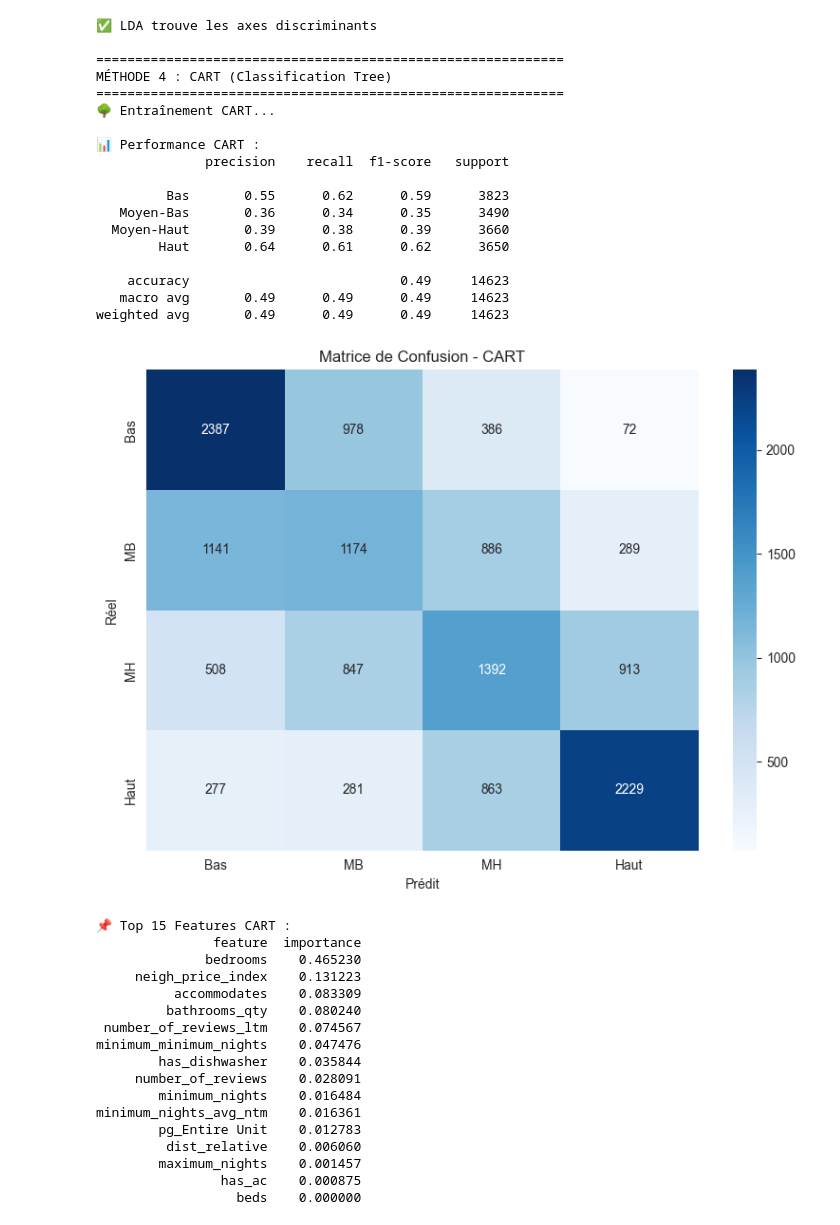
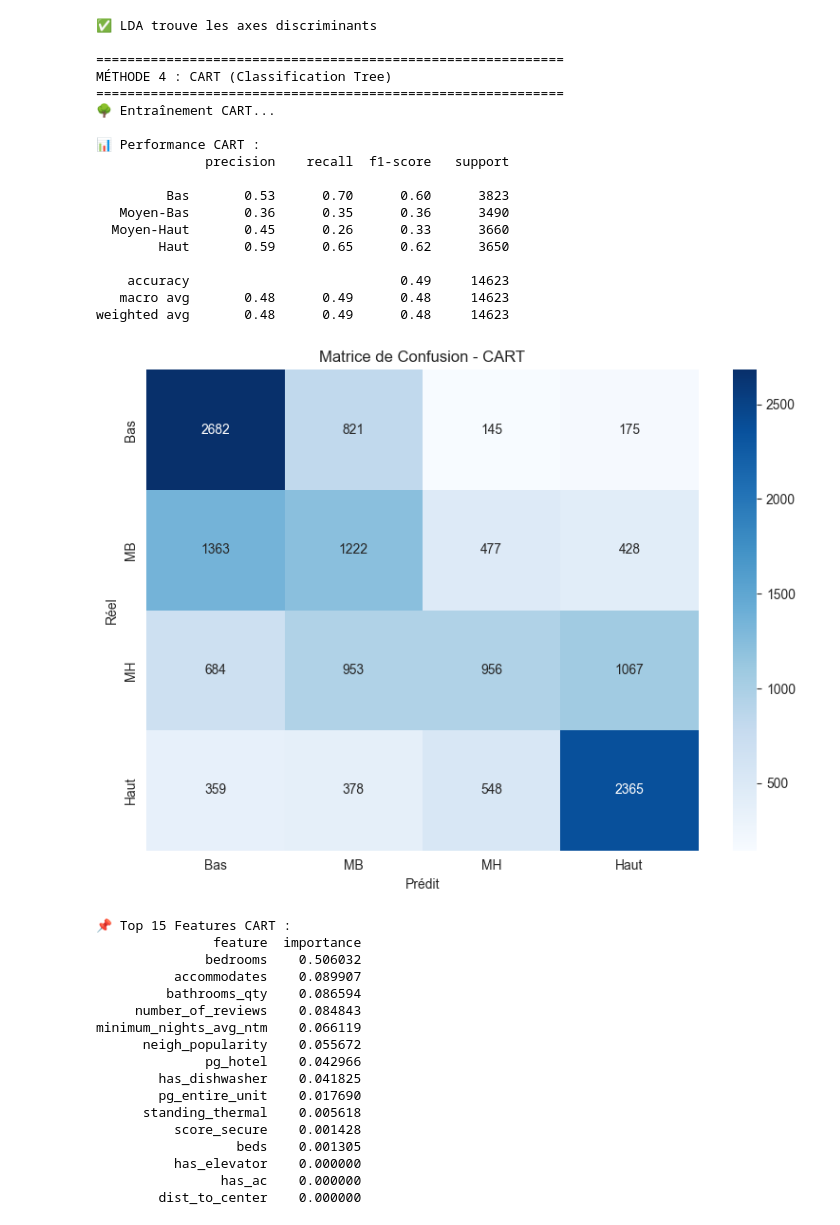
Before and after one commit to Felix-prjcts/ML_Airbnb_domain_generalisation, a Jupyter notebook: ML_Paris/ML_baseline_Paris.ipynb, the cells around one changed output. Drawn from its saved outputs; the diff is of its cells as text; code cells hidden in the pictures.

Commit message:
Vilain commit, dataset et ML carré

```diff
--- a/ML_Paris/ML_baseline_Paris.ipynb
+++ b/ML_Paris/ML_baseline_Paris.ipynb
@@ -12,6 +12,7 @@
 # %%
 import pandas as pd
 import numpy as np
+from pathlib import Path
 import matplotlib.pyplot as plt
 import seaborn as sns
 from sklearn.model_selection import train_test_split
@@ -38,7 +39,11 @@ print("✅ Bibliothèques importées")
 
 # %%
 # Chargement du dataset final (déjà normalisé et encodé)
-df = pd.read_csv('data/dataset_paris_processed.csv.gz', compression='gzip')
+path = '../data/paris_dataset_final_ready.csv.gz'
+data_path = Path(path)
+if not data_path.exists():
+    raise FileNotFoundError(f"Dataset introuvable : {data_path}")
+df = pd.read_csv(data_path, compression='gzip')
 
 print(f"📊 Dataset chargé : {df.shape}")
 print(f"\n🔍 Aperçu des colonnes :")
@@ -65,7 +70,7 @@ print("=" * 60)
 
 # Séparation X (features) et y (target)
 y = df['target_class']
-X = df.drop(columns=['target_class'])
+X = df.drop(columns=['target_class', 'price_clean', 'city_label'])
 
 # Supprimer city_label si présent
 if 'city_label' in X.columns:
@@ -93,6 +98,8 @@ print(f"\nDistribution Test :")
 print(y_test.value_counts().sort_index())
 
 # %% [markdown]
+
+# Attention il faut scale la data pour PCA et umap la team, normalement c'est deja fait
 # ## 3. MÉTHODE 1 : PCA - Analyse Exploratoire
 
 # %%
@@ -520,9 +527,9 @@ print(f"✅ Baseline Paris établie !")
 # ## 11. Sauvegarde
 
 # %%
-results.to_csv('results_baseline_paris.csv', index=False)
-import joblib
-joblib.dump(rf, 'model_rf_paris.pkl')
-print("💾 Résultats et modèle sauvegardés")
+#results.to_csv('results_baseline_paris.csv', index=False)
+#import joblib
+#joblib.dump(rf, 'model_rf_paris.pkl')
+#print("💾 Résultats et modèle sauvegardés")
 # %% [output]
 ✅ Bibliothèques importées
@@ -573,37 +580,37 @@ Variance expliquée : [0.91705187 0.07624723 0.0067009 ]
 ✅ LDA trouve les axes discriminants
 
 ============================================================
 MÉTHODE 4 : CART (Classification Tree)
 ============================================================
 🌳 Entraînement CART...
 
 📊 Performance CART :
               precision    recall  f1-score   support
 
-         Bas       0.55      0.62      0.59      3823
-   Moyen-Bas       0.36      0.34      0.35      3490
-  Moyen-Haut       0.39      0.38      0.39      3660
-        Haut       0.64      0.61      0.62      3650
+         Bas       0.53      0.70      0.60      3823
+   Moyen-Bas       0.36      0.35      0.36      3490
+  Moyen-Haut       0.45      0.26      0.33      3660
+        Haut       0.59      0.65      0.62      3650
 
     accuracy                           0.49     14623
-   macro avg       0.49      0.49      0.49     14623
-weighted avg       0.49      0.49      0.49     14623
+   macro avg       0.48      0.49      0.48     14623
+weighted avg       0.48      0.49      0.48     14623
-[figure, old version]
+[figure, new version]
 📌 Top 15 Features CART :
                feature  importance
-              bedrooms    0.465230
-     neigh_price_index    0.131223
-          accommodates    0.083309
-         bathrooms_qty    0.080240
- number_of_reviews_ltm    0.074567
-minimum_minimum_nights    0.047476
-        has_dishwasher    0.035844
-     number_of_reviews    0.028091
-        minimum_nights    0.016484
-minimum_nights_avg_ntm    0.016361
-        pg_Entire Unit    0.012783
-         dist_relative    0.006060
-        maximum_nights    0.001457
-                has_ac    0.000875
-                  beds    0.000000
+              bedrooms    0.506032
+          accommodates    0.089907
+         bathrooms_qty    0.086594
+     number_of_reviews    0.084843
+minimum_nights_avg_ntm    0.066119
+      neigh_popularity    0.055672
+              pg_hotel    0.042966
+        has_dishwasher    0.041825
+        pg_entire_unit    0.017690
+      standing_thermal    0.005618
+          score_secure    0.001428
+                  beds    0.001305
+          has_elevator    0.000000
+                has_ac    0.000000
+        dist_to_center    0.000000
 <Figure size 1000x600 with 0 Axes>
```
Also changed, not shown: parts of 1 cell of this notebook, 7 other files.
